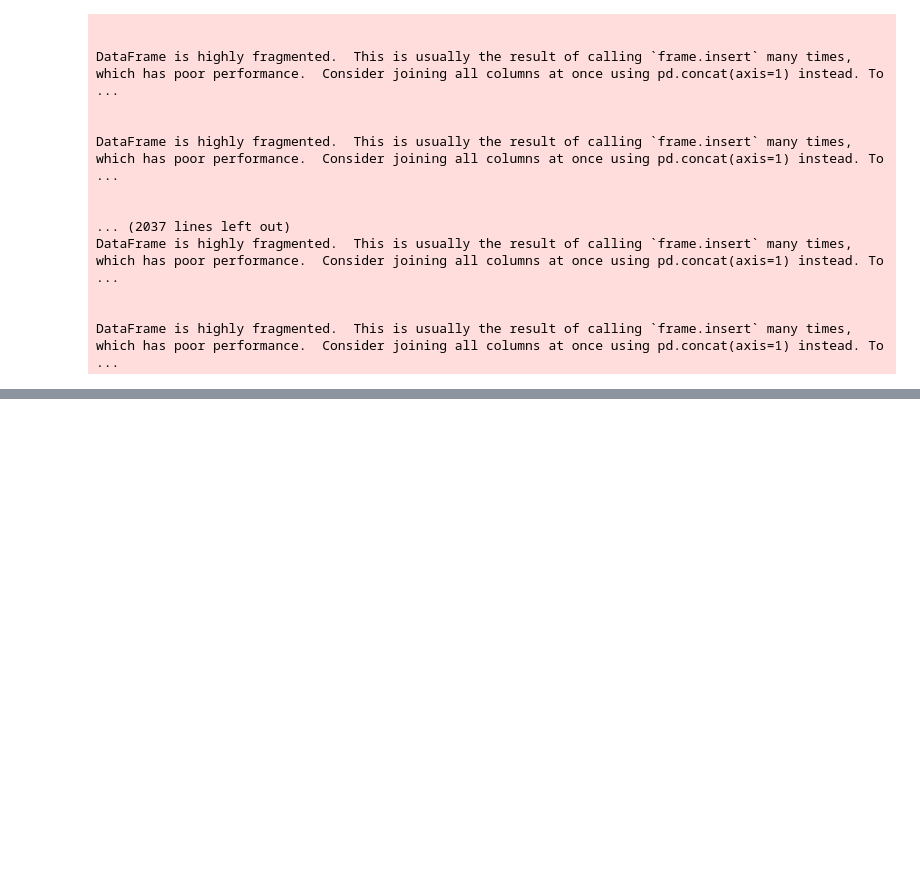
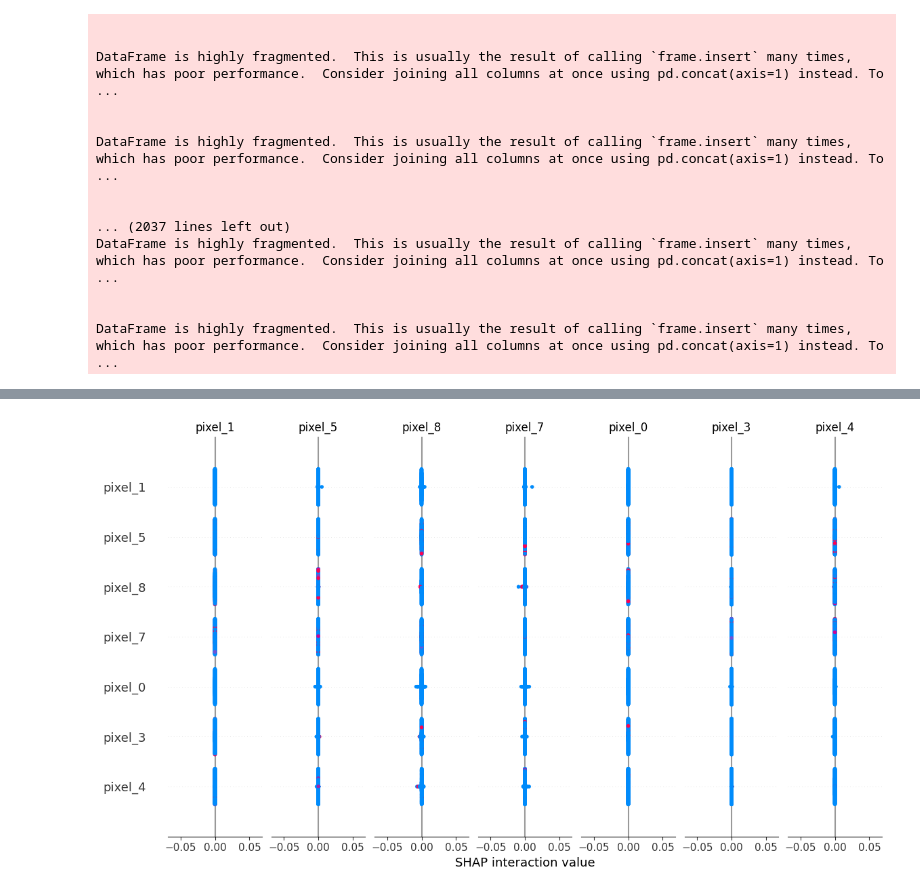
Before and after one commit to amitkumar7185-ctrl/Mlops-2, a Jupyter notebook: EDA-1.ipynb, the cells around one changed output, grey strips where cells are left out. Saved outputs shown, nothing was run; the diff lists cells and outputs as text; code cells hidden in the pictures; blank space fills up the shorter version.

```diff
--- a/EDA-1.ipynb
+++ b/EDA-1.ipynb
@@ -123,0 +133,17 @@ dtale.show(train_df).open_browser()
+# %%
+
+# Load dataset
+(train_X, train_y), (test_X, test_y) = fashion_mnist.load_data()
+
+# Flatten images
+train_X_flat = train_X.reshape(train_X.shape[0], -1)
+test_X_flat = test_X.reshape(test_X.shape[0], -1)
+
+# Normalization (0-1 scaling)
+scaler = MinMaxScaler()
+train_X_scaled = scaler.fit_transform(train_X_flat)
+test_X_scaled = scaler.transform(test_X_flat)
+
+# Convert to DataFrame for easier use with SHAP later
+train_df = pd.DataFrame(train_X_scaled, columns=[f'pixel_{i}' for i in range(train_X_flat.shape[1])])
+train_df['label'] = train_y
@@ -123,0 +159,18 @@ dtale.show(train_df).open_browser()
+# %%
+
+# Separate features and labels
+X = train_df.drop('label', axis=1)
+y = train_df['label']
+
+# Fit Random Forest (for SHAP explanations)
+model = RandomForestClassifier(n_estimators=100, random_state=42)
+model.fit(X, y)
+
+# SHAP Explainability
+explainer = shap.TreeExplainer(model)
+shap_values = explainer.shap_values(X.iloc[:500])  # Explain on a subset for speed
+
+# Summary plot (shows overall important pixels)
+shap.summary_plot(shap_values, X.iloc[:500])
+# %% [output]
+[figure, added]
```
Also changed, not shown: parts of 3 cells of this notebook.
